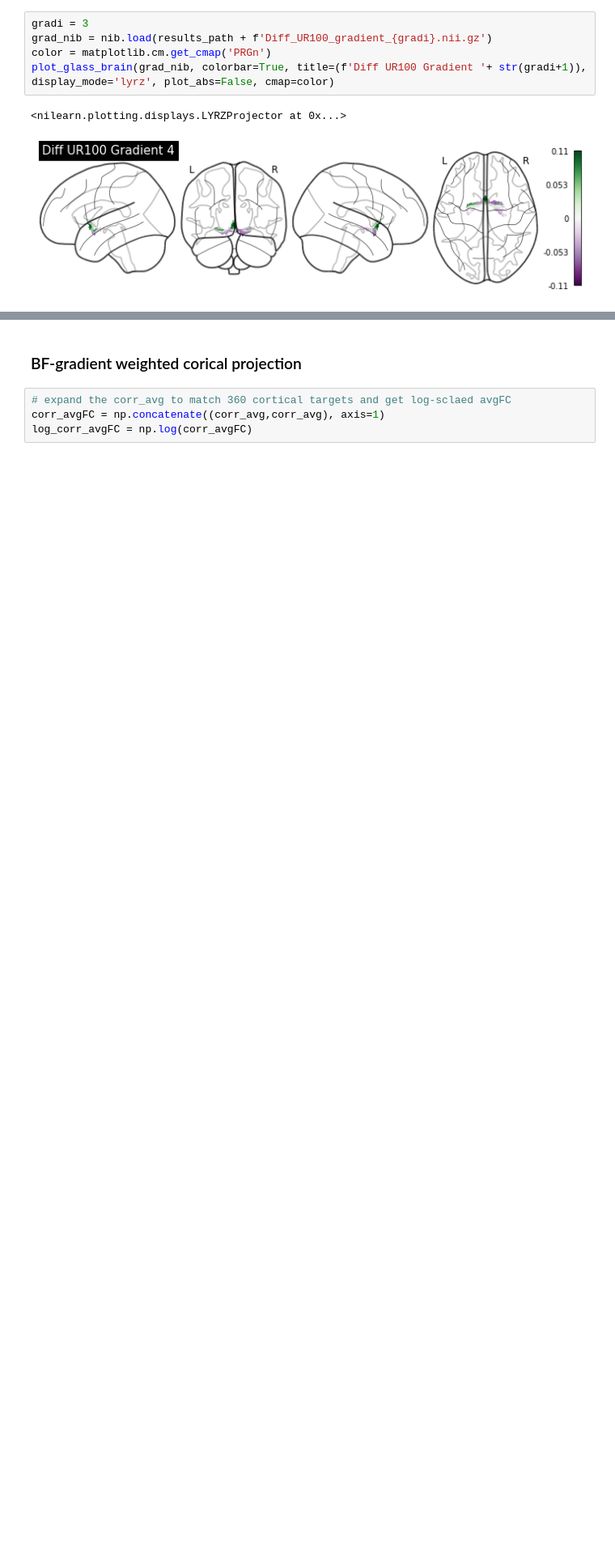
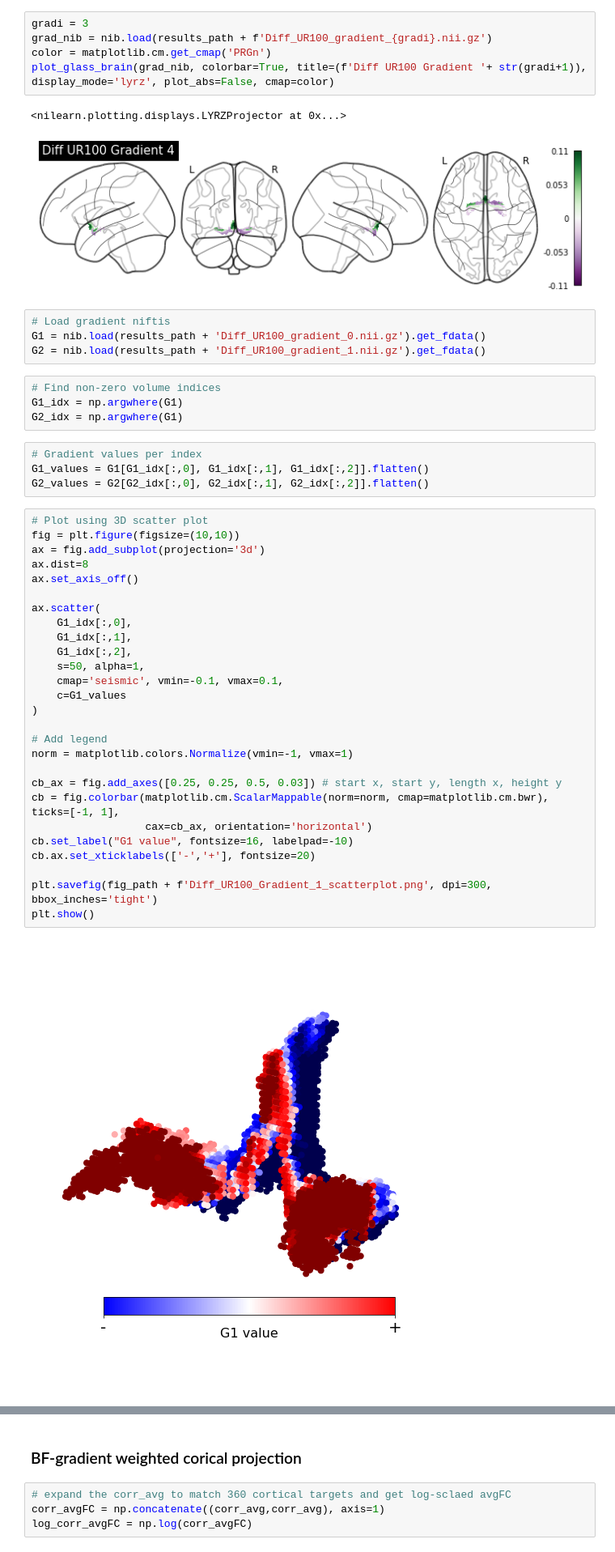
Before and after one commit to sudesnac/HumanBF-Connectivity, a Jupyter notebook: notebook/Diff_UR100_gradients.ipynb, the cells around one changed output, grey strips where cells are left out. Shown at 81% size. Drawn from its saved outputs; the diff is of its cells as text; blank space fills up the shorter version.

```diff
--- a/notebook/Diff_UR100_gradients.ipynb
+++ b/notebook/Diff_UR100_gradients.ipynb
@@ -151,3 +151,44 @@ plot_glass_brain(grad_nib, colorbar=True, title=(f'Diff UR100 Gradient '+ str(gr
 # %% [output]
 <nilearn.plotting.displays.LYRZProjector at 0x...>
 [figure]
+# %%
+# Load gradient niftis
+G1 = nib.load(results_path + 'Diff_UR100_gradient_0.nii.gz').get_fdata()
+G2 = nib.load(results_path + 'Diff_UR100_gradient_1.nii.gz').get_fdata()
+# %%
+# Find non-zero volume indices
+G1_idx = np.argwhere(G1)
+G2_idx = np.argwhere(G1)
+# %%
+# Gradient values per index
+G1_values = G1[G1_idx[:,0], G1_idx[:,1], G1_idx[:,2]].flatten()
+G2_values = G2[G2_idx[:,0], G2_idx[:,1], G2_idx[:,2]].flatten()
+# %%
+# Plot using 3D scatter plot
+fig = plt.figure(figsize=(10,10))
+ax = fig.add_subplot(projection='3d')
+ax.dist=8
+ax.set_axis_off()
+
+ax.scatter(
+    G1_idx[:,0],
+    G1_idx[:,1],
+    G1_idx[:,2],
+    s=50, alpha=1,
+    cmap='seismic', vmin=-0.1, vmax=0.1,
+    c=G1_values
+)
+
+# Add legend
+norm = matplotlib.colors.Normalize(vmin=-1, vmax=1)
+
+cb_ax = fig.add_axes([0.25, 0.25, 0.5, 0.03]) # start x, start y, length x, height y
+cb = fig.colorbar(matplotlib.cm.ScalarMappable(norm=norm, cmap=matplotlib.cm.bwr), ticks=[-1, 1],
+                  cax=cb_ax, orientation='horizontal')
+cb.set_label("G1 value", fontsize=16, labelpad=-10)
+cb.ax.set_xticklabels(['-','+'], fontsize=20)
+
+plt.savefig(fig_path + f'Diff_UR100_Gradient_1_scatterplot.png', dpi=300, bbox_inches='tight')
+plt.show()
+# %% [output]
+[figure, added]
```
Also changed, not shown: parts of 1 cell of this notebook, 2 other files.
